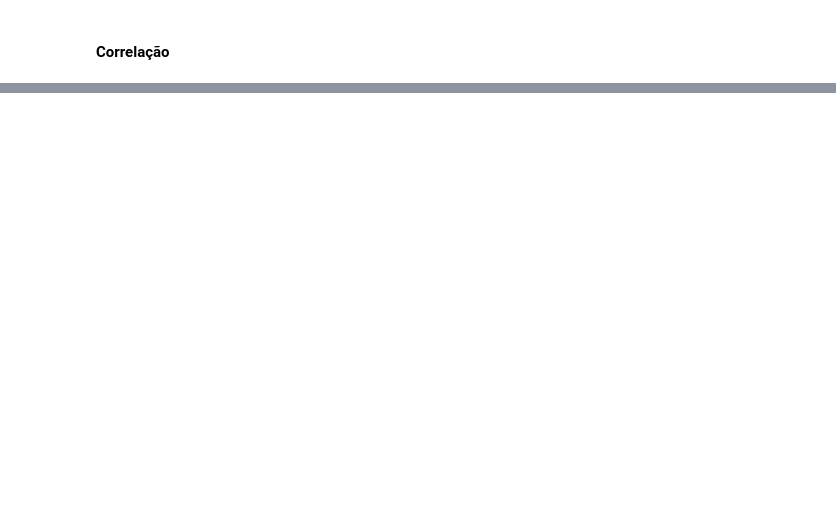
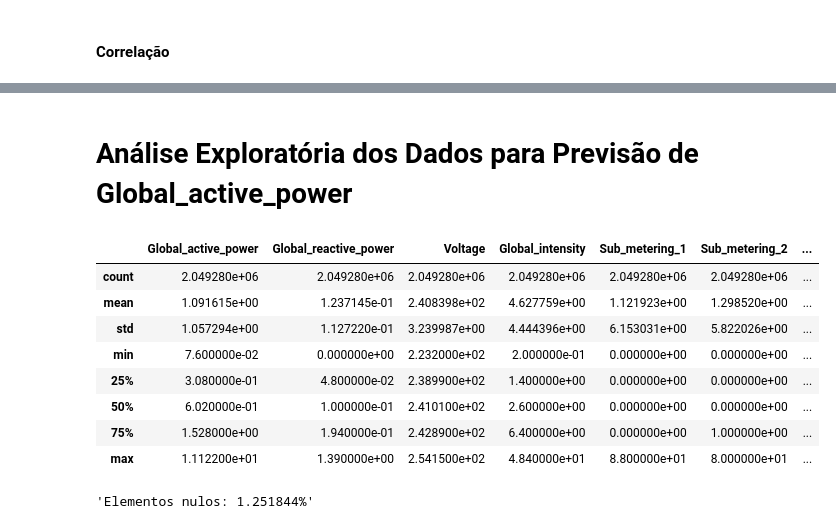
Before and after one commit to Danielcmc100/DataScience, a Jupyter notebook: Aula02.ipynb, the cells around one changed output, grey strips where cells are left out. Drawn from its saved outputs; the diff is of its cells as text; code cells hidden in the pictures; blank space fills up the shorter version.

Commit message:
feat: mudança no dataset analisado

```diff
--- a/Aula02.ipynb
+++ b/Aula02.ipynb
@@ -179,0 +155,38 @@ plt.show()
+# %%
+from numpy import float32
+
+
+dtypes = {
+    "Data": str,
+    "Time": str,
+    "Global_active_power": float32,
+    "Global_reactive_power": float32,
+    "Voltage": float32,
+    "Global_intensity": float32,
+    "Sub_metering_1": float32,
+    "Sub_metering_2": float32,
+    "Sub_metering_3": float32,
+}
+# %%
+# fetch dataset
+if not dataset.exists():
+    fetch_data = fetch_ucirepo(id=235)
+    df: DataFrame = fetch_data.data.features
+
+    df.to_csv(sep=";", index=False, path_or_buf=dataset)
+else:
+    df = pd.read_csv(
+        filepath_or_buffer=dataset,
+        sep=";",
+        index_col=False,
+        dtype=dtypes,
+        na_values=["?"],
+    )
+# %%
+# Concatena colunas Date e Time em Datetime
+df["Datetime"] = pd.to_datetime(
+    df["Date"] + " " + df["Time"], format="%d/%m/%Y %H:%M:%S"
+)
+
+df.set_index("Datetime", inplace=True)
+df.drop(columns=["Date", "Time"], inplace=True, errors="ignore")
@@ -179,0 +210,2 @@ plt.show()
+# %% [markdown]
+# Análise Exploratória dos Dados para Previsão de Global_active_power
@@ -179,0 +224,19 @@ plt.show()
+# %%
+df.describe()
+# %% [output]
+|  | Global_active_power | Global_reactive_power | Voltage | Global_intensity | Sub_metering_1 | Sub_metering_2 | ... |
+| count | 2.049280e+06 | 2.049280e+06 | 2.049280e+06 | 2.049280e+06 | 2.049280e+06 | 2.049280e+06 | ... |
+| mean | 1.091615e+00 | 1.237145e-01 | 2.408398e+02 | 4.627759e+00 | 1.121923e+00 | 1.298520e+00 | ... |
+| std | 1.057294e+00 | 1.127220e-01 | 3.239987e+00 | 4.444396e+00 | 6.153031e+00 | 5.822026e+00 | ... |
+| min | 7.600000e-02 | 0.000000e+00 | 2.232000e+02 | 2.000000e-01 | 0.000000e+00 | 0.000000e+00 | ... |
+| 25% | 3.080000e-01 | 4.800000e-02 | 2.389900e+02 | 1.400000e+00 | 0.000000e+00 | 0.000000e+00 | ... |
+| 50% | 6.020000e-01 | 1.000000e-01 | 2.410100e+02 | 2.600000e+00 | 0.000000e+00 | 0.000000e+00 | ... |
+| 75% | 1.528000e+00 | 1.940000e-01 | 2.428900e+02 | 6.400000e+00 | 0.000000e+00 | 1.000000e+00 | ... |
+| max | 1.112200e+01 | 1.390000e+00 | 2.541500e+02 | 4.840000e+01 | 8.800000e+01 | 8.000000e+01 | ... |
+# %%
+total_elementos = len(df)
+linhas_nulas = df.isnull().any(axis=1).sum()
+
+f"Elementos nulos: {linhas_nulas / total_elementos:%}"
+# %% [output]
+'Elementos nulos: 1.251844%'
```
Also changed, not shown: parts of 32 cells of this notebook.
